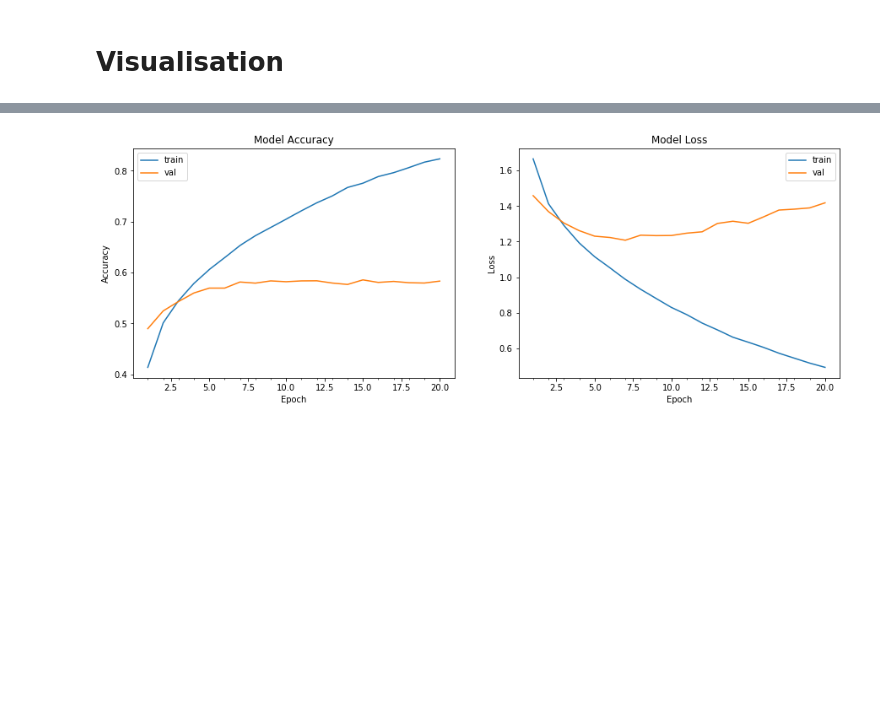
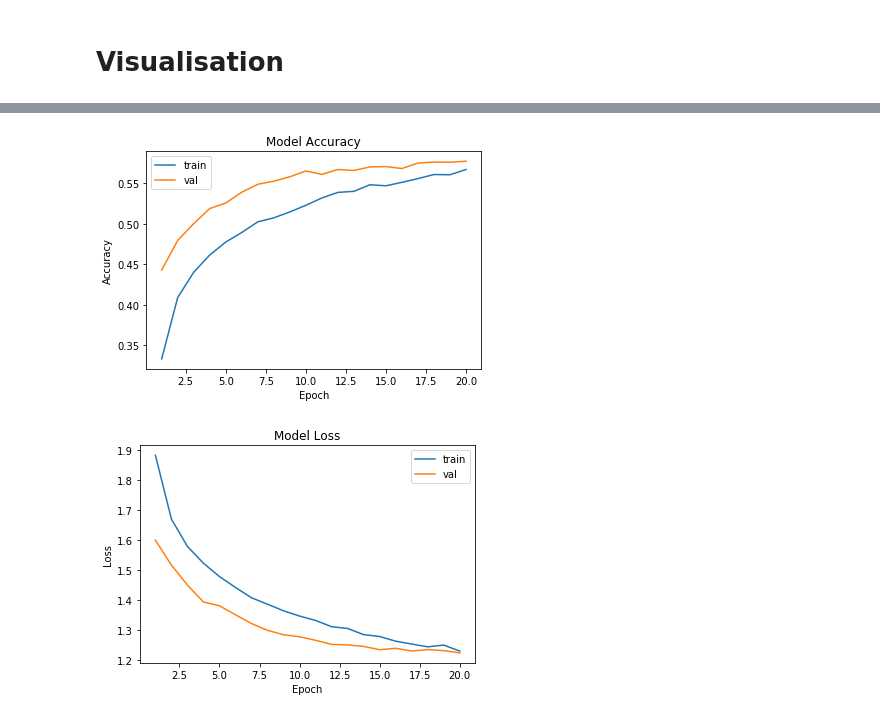
Before and after one commit to AhmedAmineDAOU/MachineLearningProject, a Jupyter notebook: CIFAR-10/MLP.ipynb, the cells around one changed output, grey strips where cells are left out. Drawn from its saved outputs; the diff is of its cells as text; code cells hidden in the pictures; blank space fills up the shorter version.

```diff
--- a/CIFAR-10/MLP.ipynb
+++ b/CIFAR-10/MLP.ipynb
@@ -121,9 +120,9 @@ https://keras.io/getting-started/sequential-model-guide/
 
 MLP = Sequential([ Flatten(input_shape = x_train.shape[1:]),
                    Dense(1000, activation='relu'),#a fully-connected layer with 1000 hidden units
-                   Dropout(0.2),                  #helps prevent overfitting.
+                   Dropout(0.6),                  #helps prevent overfitting.
                    Dense(512, activation='relu'), #a fully-connected layer with 512 hidden units
-                   Dropout(0.2),                  #helps prevent overfitting
+                   Dropout(0.6),                  #helps prevent overfitting
                    Dense(len(ten), activation='softmax')])#a fully-connected layer with 10 hidden units
 MLP.summary()
 # %% [output]
@@ -222,29 +242,28 @@ print('\n', 'Testing Accuracy' ,test_accuracy)
 # %%
 accuracy_length = len(History.history['acc'])
 length_val_accuracy = len(History.history['val_acc'])
 loss_length = len(History.history['loss'])
 length_val_accuracy = len(History.history['val_loss'])
 
 # Visualize the reults
-fig, axs = plt.subplots(1, 2, figsize=(15, 5))
+#fig, axs = plt.subplots(1, 2, figsize=(15, 5))
 
 # Accuracy during training
-axs[0].plot(range(1, accuracy_length + 1), History.history['acc'])
-axs[0].plot(range(1, length_val_accuracy + 1), History.history['val_acc'])
-axs[0].set_title('Model Accuracy')
-axs[0].set_ylabel('Accuracy')
-axs[0].set_xlabel('Epoch')
-axs[0].set_xticks(np.arange(1, accuracy_length + 1), accuracy_length / 10)
-axs[0].legend(['train', 'val'], loc='best')
-
+plt.plot(range(1, accuracy_length + 1), History.history['acc'])
+plt.plot(range(1, length_val_accuracy + 1), History.history['val_acc'])
+plt.title('Model Accuracy')
+plt.ylabel('Accuracy')
+plt.xlabel('Epoch')
+plt.legend(['train', 'val'], loc='best')
+plt.show()
 # Loss during training
-axs[1].plot(range(1, loss_length +1), History.history['loss'])
-axs[1].plot(range(1, length_val_accuracy +1), History.history['val_loss'])
-axs[1].set_title('Model Loss')
-axs[1].set_ylabel('Loss')
-axs[1].set_xlabel('Epoch')
-axs[1].set_xticks(np.arange(1, loss_length + 1), loss_length / 10)
-axs[1].legend(['train', 'val'], loc='best')
+plt.plot(range(1, loss_length +1), History.history['loss'])
+plt.plot(range(1, length_val_accuracy +1), History.history['val_loss'])
+plt.title('Model Loss')
+plt.ylabel('Loss')
+plt.xlabel('Epoch')
+plt.legend(['train', 'val'], loc='best')
 plt.show()
 # %% [output]
-[figure, old version]
+[figure, new version]
+[figure, added]
```
Also changed, not shown: parts of 7 cells of this notebook, 3 other files.
